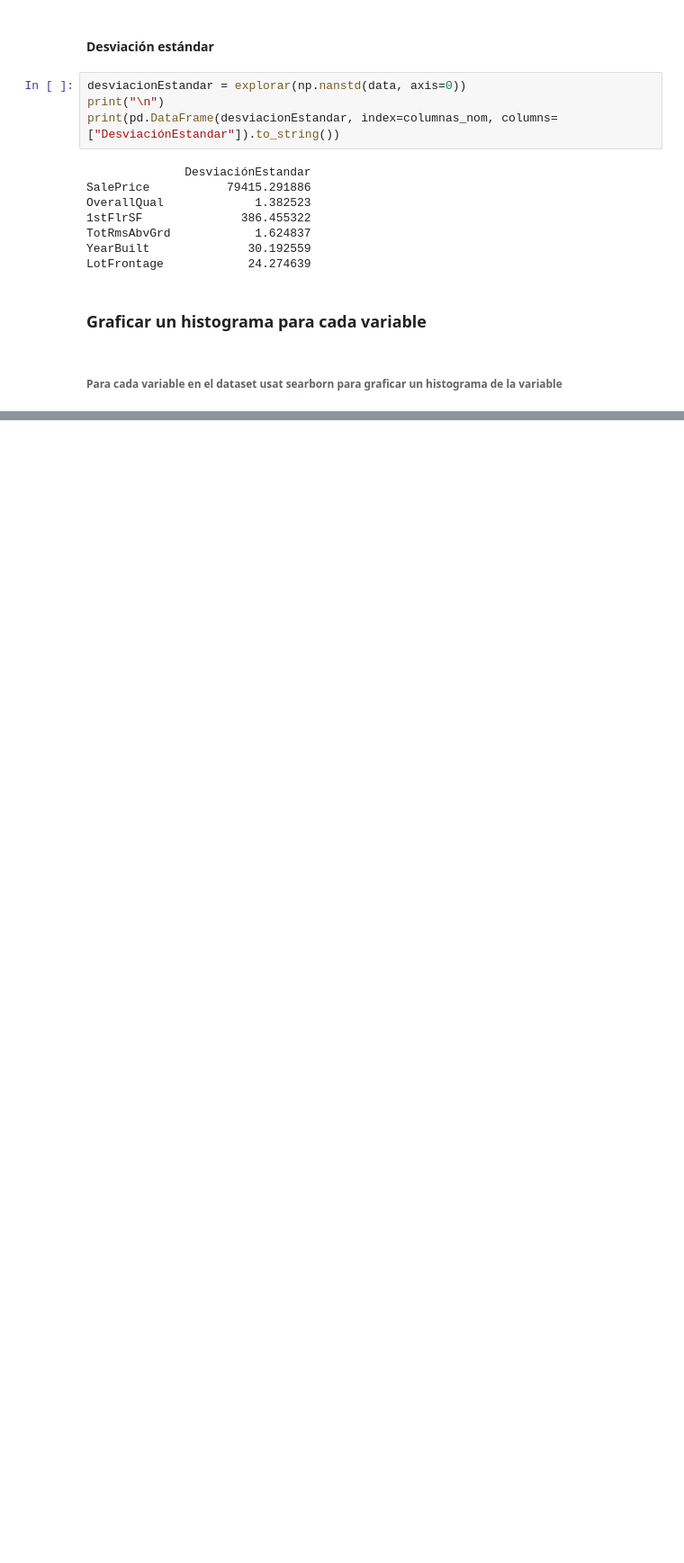
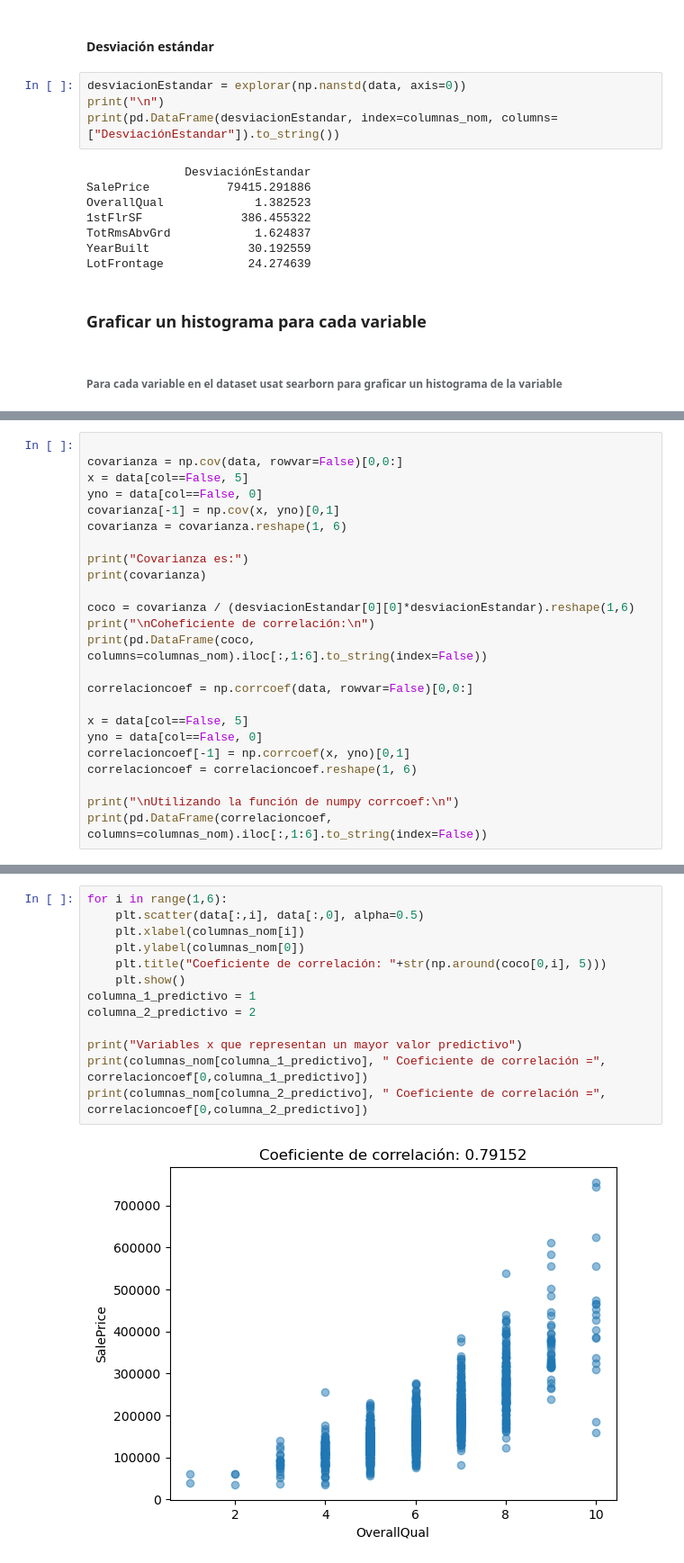
Before and after one commit to karimendez/ProyectoPython1, a Jupyter notebook: proyecto.ipynb, the cells around one changed output, grey strips where cells are left out. Shown at 90% size. Drawn from its saved outputs; the diff is of its cells as text; blank space fills up the shorter version.

```diff
--- a/proyecto.ipynb
+++ b/proyecto.ipynb
@@ -132,0 +164,24 @@ LotFrontage            24.274639
+# %%
+
+covarianza = np.cov(data, rowvar=False)[0,0:]
+x = data[col==False, 5]
+yno = data[col==False, 0]
+covarianza[-1] = np.cov(x, yno)[0,1]
+covarianza = covarianza.reshape(1, 6)
+
+print("Covarianza es:")
+print(covarianza)
+
+coco = covarianza / (desviacionEstandar[0][0]*desviacionEstandar).reshape(1,6)
+print("\nCoheficiente de correlación:\n")
+print(pd.DataFrame(coco, columns=columnas_nom).iloc[:,1:6].to_string(index=False))
+
+correlacioncoef = np.corrcoef(data, rowvar=False)[0,0:]
+
+x = data[col==False, 5]
+yno = data[col==False, 0]
+correlacioncoef[-1] = np.corrcoef(x, yno)[0,1]
+correlacioncoef = correlacioncoef.reshape(1, 6)
+
+print("\nUtilizando la función de numpy corrcoef:\n")
+print(pd.DataFrame(correlacioncoef, columns=columnas_nom).iloc[:,1:6].to_string(index=False))
@@ -132,0 +204,15 @@ LotFrontage            24.274639
+# %%
+for i in range(1,6):
+    plt.scatter(data[:,i], data[:,0], alpha=0.5)
+    plt.xlabel(columnas_nom[i])
+    plt.ylabel(columnas_nom[0])
+    plt.title("Coeficiente de correlación: "+str(np.around(coco[0,i], 5)))
+    plt.show()
+columna_1_predictivo = 1
+columna_2_predictivo = 2
+
+print("Variables x que representan un mayor valor predictivo")
+print(columnas_nom[columna_1_predictivo], " Coeficiente de correlación =", correlacioncoef[0,columna_1_predictivo])
+print(columnas_nom[columna_2_predictivo], " Coeficiente de correlación =", correlacioncoef[0,columna_2_predictivo])
+# %% [output]
+[figure, added]
```
Also changed, not shown: parts of 18 cells of this notebook.
